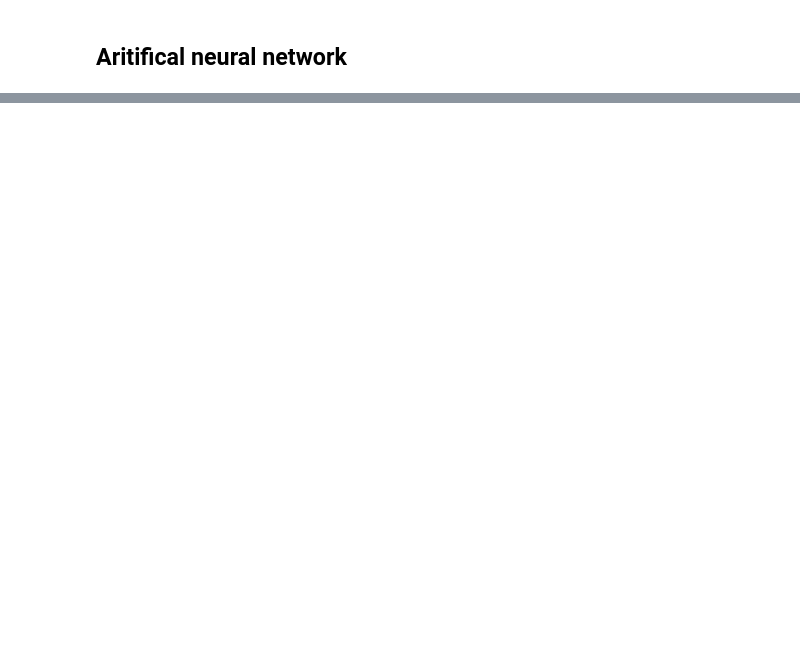
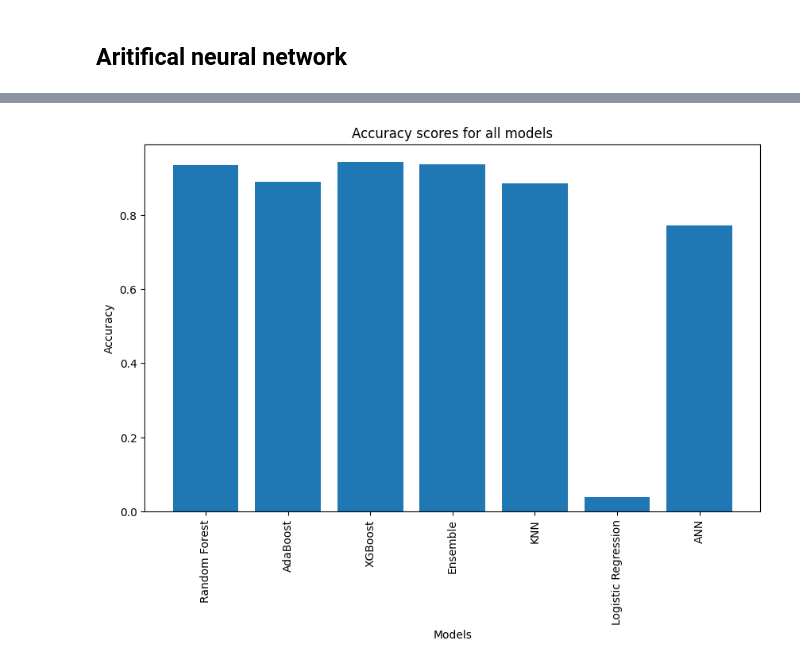
Before and after one commit to VedanshiShah7/Machine-Learning-In-Finance, a Jupyter notebook: Final Project/final_project.ipynb, the cells around one changed output, grey strips where cells are left out. Drawn from its saved outputs; the diff is of its cells as text; code cells hidden in the pictures; blank space fills up the shorter version.

Commit message:
models graphs

```diff
--- a/Final Project/final_project.ipynb
+++ b/Final Project/final_project.ipynb
@@ -982,0 +1004,5 @@ df_smote
+# %%
+# manually fixed f1, recall and precision scores
+import pandas as pd
+df_smote = pd.read_csv('df_smote.csv', index_col=0)
+df_smote
@@ -982,0 +1018,5 @@ df_smote
+# %%
+# remove unamed 14
+df_smote = df_smote.drop(columns=['Unnamed: 14'])
+# %%
+df_smote.drop(columns=['precision_0', 'recall_0', 'f1_0'], inplace=True)
@@ -982,0 +1034,12 @@ df_smote
+# %%
+import matplotlib.pyplot as plt
+# plot all the accuracy scores
+plt.figure(figsize=(10, 6))
+plt.bar(df_smote['model'], df_smote['accuracy'])
+plt.title('Accuracy scores for all models')
+plt.xlabel('Models')
+plt.ylabel('Accuracy')
+plt.xticks(rotation=90)
+plt.show()
+# %% [output]
+[figure, added]
```
Also changed, not shown: parts of 32 cells of this notebook, 1 other file.
